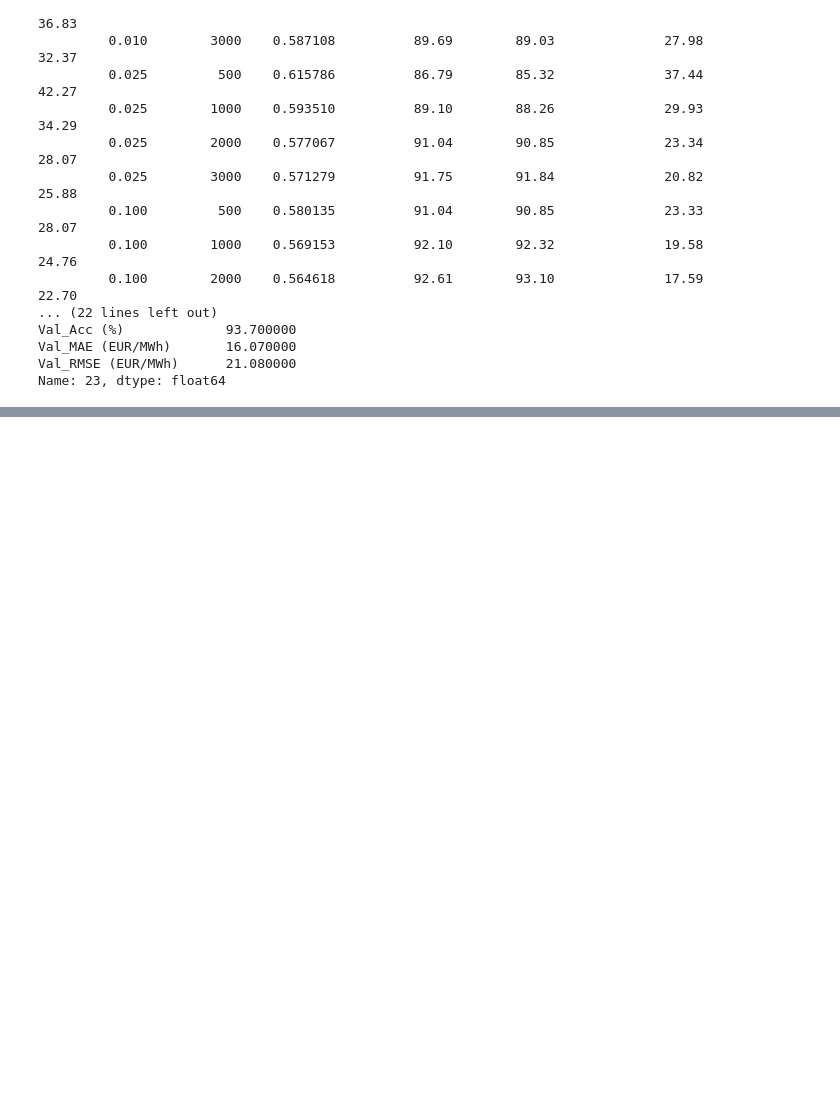
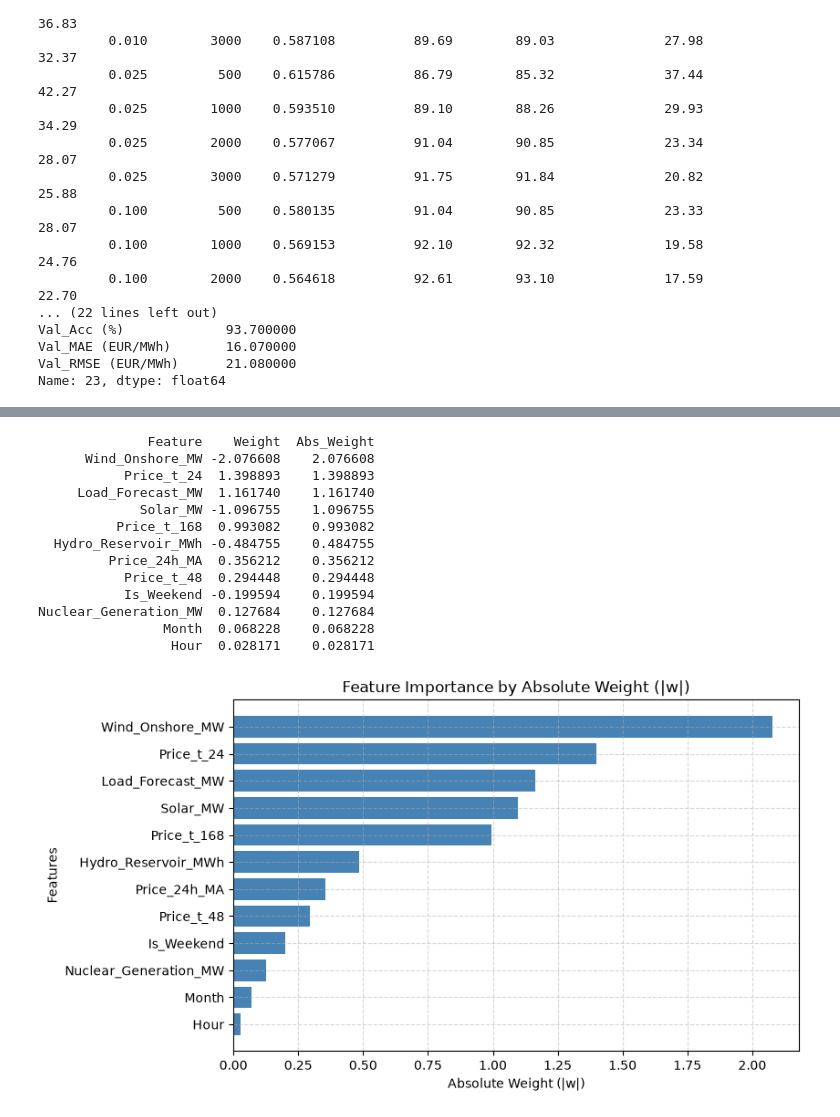
Before and after one commit to arrosdelsenyoret/ElectricityForecastingKTHProMJ2507, a Jupyter notebook: 02_Logistic_regression.ipynb, the cells around one changed output, grey strips where cells are left out. Drawn from its saved outputs; the diff is of its cells as text; code cells hidden in the pictures; blank space fills up the shorter version.

```diff
--- a/02_Logistic_regression.ipynb
+++ b/02_Logistic_regression.ipynb
@@ -458,0 +553,32 @@ Nuclear_Generation_MW  0.1277      0.1277                   1.5409 Increases Pri
+# %%
+# Calculate absolute weights and sort from most important to least important
+importance_df = weights_df.copy()
+importance_df["Abs_Weight"] = np.abs(importance_df["Weight"])
+importance_df = importance_df.sort_values(by="Abs_Weight", ascending=False)
+
+print(importance_df.to_string(index=False))
+
+# Plot horizontal bar chart of feature importance
+plt.figure(figsize=(8, 5))
+plt.barh(importance_df["Feature"], importance_df["Abs_Weight"], color="steelblue")
+plt.gca().invert_yaxis()
+plt.title("Feature Importance by Absolute Weight (|w|)")
+plt.xlabel("Absolute Weight (|w|)")
+plt.ylabel("Features")
+plt.grid(True, linestyle="--", alpha=0.5)
+plt.show()
+# %% [output]
+              Feature    Weight  Abs_Weight
+      Wind_Onshore_MW -2.076608    2.076608
+           Price_t_24  1.398893    1.398893
+     Load_Forecast_MW  1.161740    1.161740
+             Solar_MW -1.096755    1.096755
+          Price_t_168  0.993082    0.993082
+  Hydro_Reservoir_MWh -0.484755    0.484755
+         Price_24h_MA  0.356212    0.356212
+           Price_t_48  0.294448    0.294448
+           Is_Weekend -0.199594    0.199594
+Nuclear_Generation_MW  0.127684    0.127684
+                Month  0.068228    0.068228
+                 Hour  0.028171    0.028171
+[figure, added]
```
Also changed, not shown: parts of 27 cells of this notebook.
